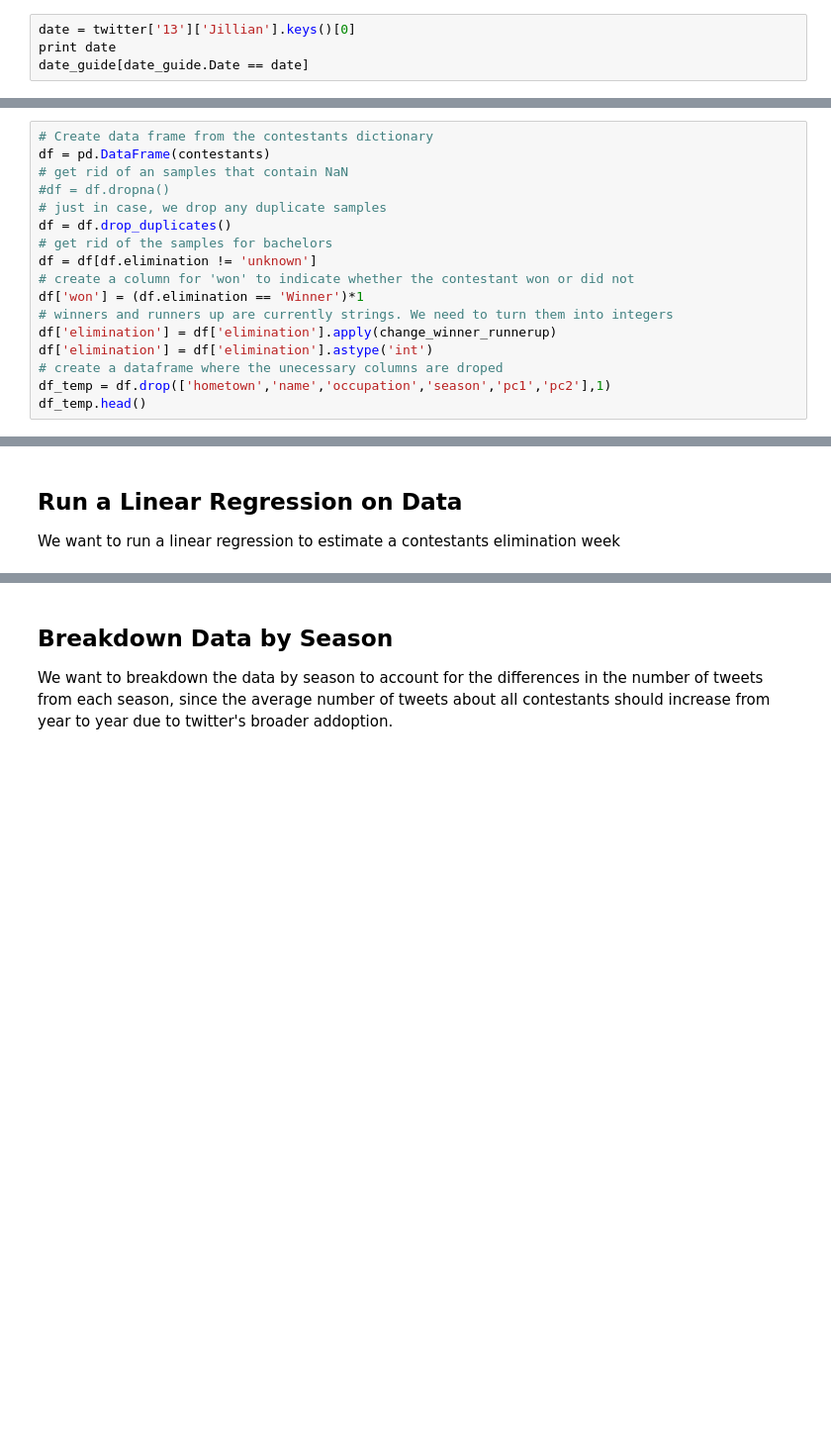
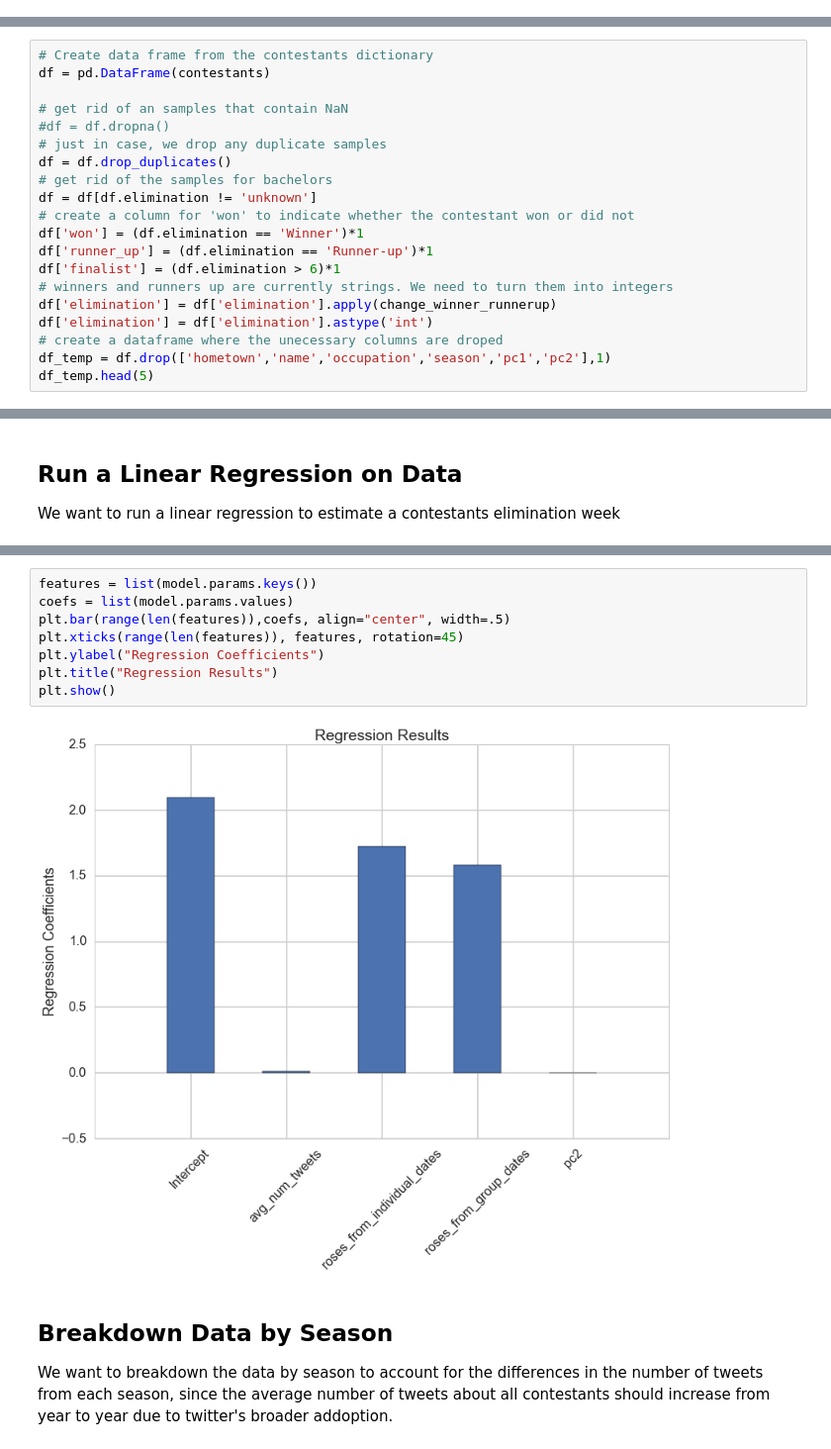
Before and after one commit to dcusworth/WAR_of_the_Roses, a Jupyter notebook: Stats2.ipynb, the cells around one changed output, grey strips where cells are left out. Shown at 99% size. Drawn from its saved outputs; the diff is of its cells as text; blank space fills up the shorter version.

```diff
--- a/Stats2.ipynb
+++ b/Stats2.ipynb
@@ -112,4 +92,0 @@ pca_data['13']
-# %%
-date = twitter['13']['Jillian'].keys()[0]
-print date
-date_guide[date_guide.Date == date]
@@ -165,6 +138,7 @@ for sn in seasonsDict:
 # %%
 # Create data frame from the contestants dictionary
 df = pd.DataFrame(contestants)
+
 # get rid of an samples that contain NaN
 #df = df.dropna()
 # just in case, we drop any duplicate samples
@@ -173,12 +147,14 @@ df = df.drop_duplicates()
 df = df[df.elimination != 'unknown']
 # create a column for 'won' to indicate whether the contestant won or did not
 df['won'] = (df.elimination == 'Winner')*1
+df['runner_up'] = (df.elimination == 'Runner-up')*1
+df['finalist'] = (df.elimination > 6)*1
 # winners and runners up are currently strings. We need to turn them into integers
 df['elimination'] = df['elimination'].apply(change_winner_runnerup)
 df['elimination'] = df['elimination'].astype('int')
 # create a dataframe where the unecessary columns are droped
 df_temp = df.drop(['hometown','name','occupation','season','pc1','pc2'],1)
-df_temp.head()
+df_temp.head(5)
 # %% [output]
 |  | age | avg_num_tweets | avg_tweet_sentiment | distance | elimination | geo_cluster | group_dates | ... |
 | 0 | 25 | 13.285714 | 0.179650 | 1025.064422 | 10 | 5 | 2 | ... |
@@ -369,3 +336,13 @@ Percentage of contestants that won in test set: 0.0701754385965
+# %%
+features = list(model.params.keys())
+coefs = list(model.params.values)
+plt.bar(range(len(features)),coefs, align="center", width=.5)
+plt.xticks(range(len(features)), features, rotation=45)
+plt.ylabel("Regression Coefficients")
+plt.title("Regression Results")
+plt.show()
+# %% [output]
+[figure, added]
 # %% [markdown]
 ## Breakdown Data by Season
 We want to breakdown the data by season to account for the differences in the number of tweets from each season, since the average number of tweets about all contestants should increase from year to year due to twitter's broader addoption.
```
Also changed, not shown: parts of 12 cells of this notebook, 2 other files.
